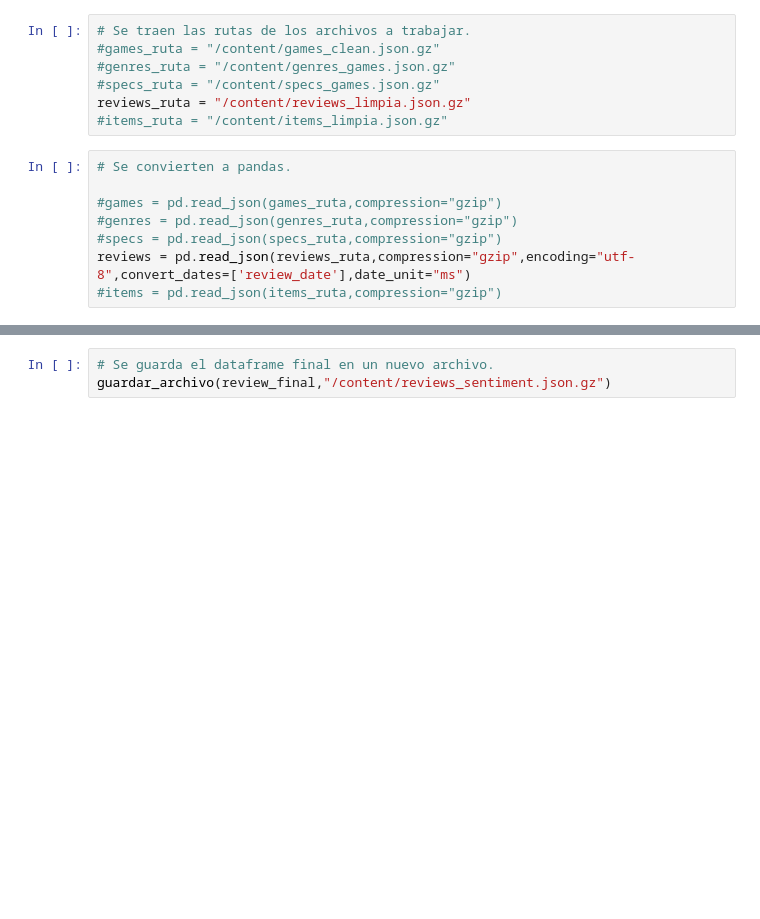
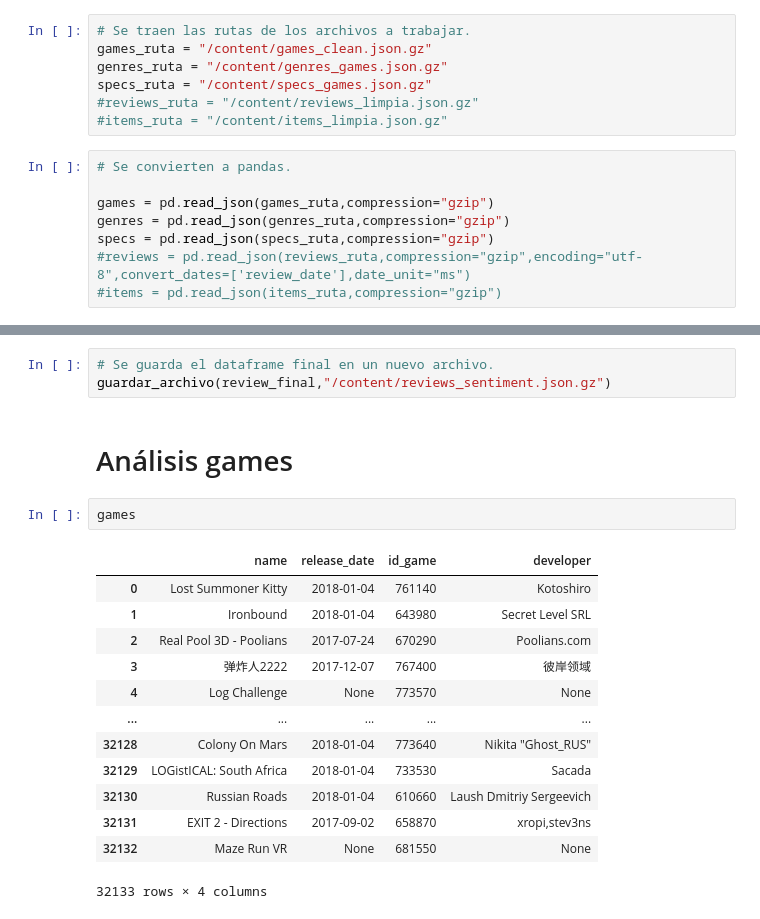
Before and after one commit to DaAnMaGi/PI_ML_OPS, a Jupyter notebook: formulacion/formulacion_datos.ipynb, the cells around one changed output, grey strips where cells are left out. Cells and saved outputs as stored; diff of their text form; blank space fills up the shorter version.

Commit message:
Revisión games

```diff
--- a/formulacion/formulacion_datos.ipynb
+++ b/formulacion/formulacion_datos.ipynb
@@ -96,18 +96,18 @@ def guardar_archivo(DataFrame,RutaNuevoArchivo):
 # Se cargan las bases
 # %%
 # Se traen las rutas de los archivos a trabajar.
-#games_ruta = "/content/games_clean.json.gz"
-#genres_ruta = "/content/genres_games.json.gz"
-#specs_ruta = "/content/specs_games.json.gz"
-reviews_ruta = "/content/reviews_limpia.json.gz"
+games_ruta = "/content/games_clean.json.gz"
+genres_ruta = "/content/genres_games.json.gz"
+specs_ruta = "/content/specs_games.json.gz"
+#reviews_ruta = "/content/reviews_limpia.json.gz"
 #items_ruta = "/content/items_limpia.json.gz"
 # %%
 # Se convierten a pandas.
 
-#games = pd.read_json(games_ruta,compression="gzip")
-#genres = pd.read_json(genres_ruta,compression="gzip")
-#specs = pd.read_json(specs_ruta,compression="gzip")
-reviews = pd.read_json(reviews_ruta,compression="gzip",encoding="utf-8",convert_dates=['review_date'],date_unit="ms")
+games = pd.read_json(games_ruta,compression="gzip")
+genres = pd.read_json(genres_ruta,compression="gzip")
+specs = pd.read_json(specs_ruta,compression="gzip")
+#reviews = pd.read_json(reviews_ruta,compression="gzip",encoding="utf-8",convert_dates=['review_date'],date_unit="ms")
 #items = pd.read_json(items_ruta,compression="gzip")
 # %% [markdown]
 # Procesamiento del lenguaje natural en las reviews:
@@ -574,3 +574,21 @@ review_final
 # %%
 # Se guarda el dataframe final en un nuevo archivo.
 guardar_archivo(review_final,"/content/reviews_sentiment.json.gz")
+# %% [markdown]
+# Análisis games
+# %%
+games
+# %% [output]
+|  | name | release_date | id_game | developer |
+| 0 | Lost Summoner Kitty | 2018-01-04 | 761140 | Kotoshiro |
+| 1 | Ironbound | 2018-01-04 | 643980 | Secret Level SRL |
+| 2 | Real Pool 3D - Poolians | 2017-07-24 | 670290 | Poolians.com |
+| 3 | 弹炸人2222 | 2017-12-07 | 767400 | 彼岸领域 |
+| 4 | Log Challenge | None | 773570 | None |
+| ... | ... | ... | ... | ... |
+| 32128 | Colony On Mars | 2018-01-04 | 773640 | Nikita "Ghost_RUS" |
+| 32129 | LOGistICAL: South Africa | 2018-01-04 | 733530 | Sacada |
+| 32130 | Russian Roads | 2018-01-04 | 610660 | Laush Dmitriy Sergeevich |
+| 32131 | EXIT 2 - Directions | 2017-09-02 | 658870 | xropi,stev3ns |
+| 32132 | Maze Run VR | None | 681550 | None |
+32133 rows × 4 columns
```
Also changed, not shown: parts of 1 cell of this notebook.
